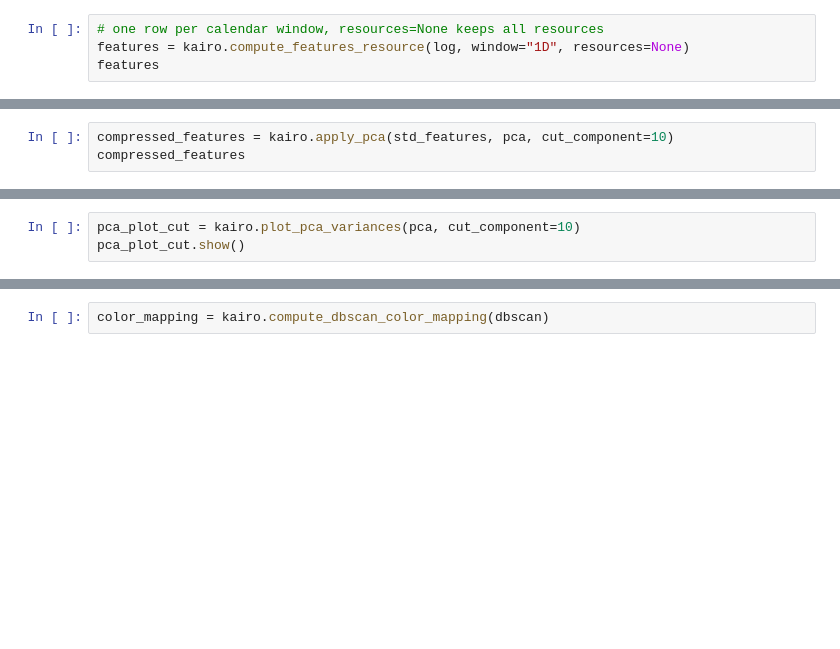
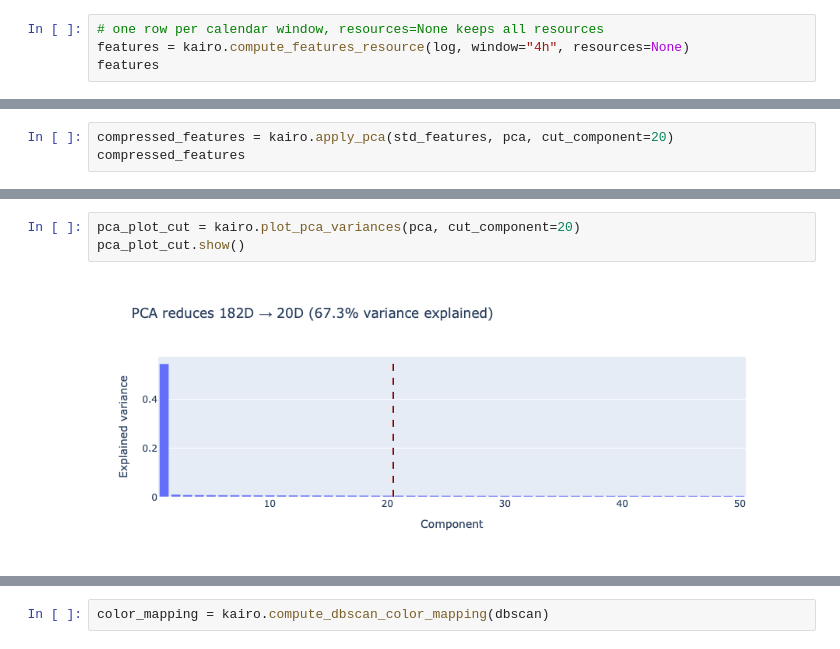
Before and after one commit to boraderen/thesis, a Jupyter notebook: notebooks/resource_dbscan.ipynb, the cells around one changed output, grey strips where cells are left out. Saved outputs shown, nothing was run; the diff lists cells and outputs as text; blank space fills up the shorter version.

```diff
--- a/notebooks/resource_dbscan.ipynb
+++ b/notebooks/resource_dbscan.ipynb
@@ -29,4 +58,4 @@ activity_plot.show()
 # %%
 # one row per calendar window, resources=None keeps all resources
-features = kairo.compute_features_resource(log, window="1D", resources=None)
+features = kairo.compute_features_resource(log, window="4h", resources=None)
 features
@@ -41,3 +100,3 @@ pca_plot.show()
 # %%
-compressed_features = kairo.apply_pca(std_features, pca, cut_component=10)
+compressed_features = kairo.apply_pca(std_features, pca, cut_component=20)
 compressed_features
@@ -44,5 +117,7 @@ compressed_features
 # %%
-pca_plot_cut = kairo.plot_pca_variances(pca, cut_component=10)
+pca_plot_cut = kairo.plot_pca_variances(pca, cut_component=20)
 pca_plot_cut.show()
+# %% [output]
+[figure, added]
 # %%
 # try min_samples around D + 1, D being the number of PCA components, and eps at the knee
```
Also changed, not shown: parts of 47 cells of this notebook, 3 other files.
